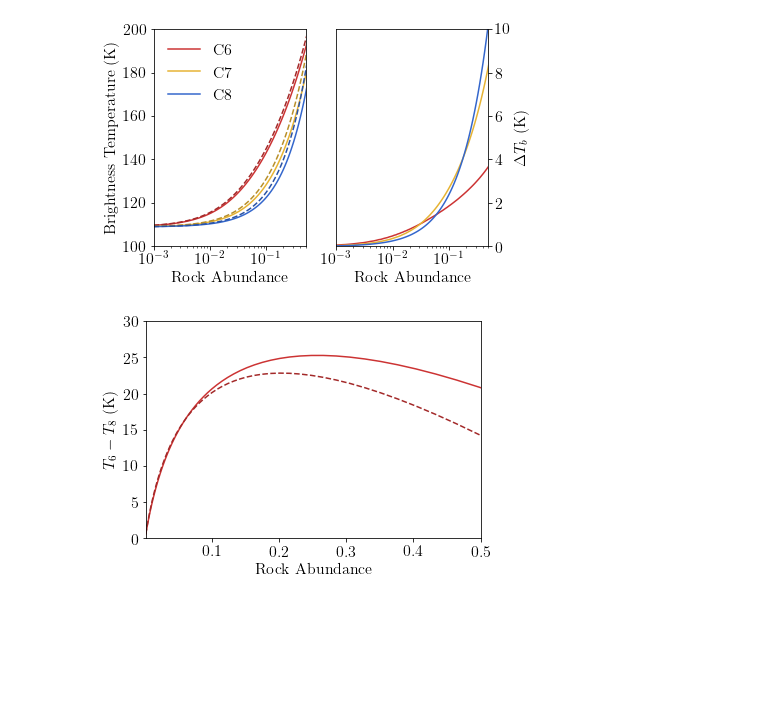
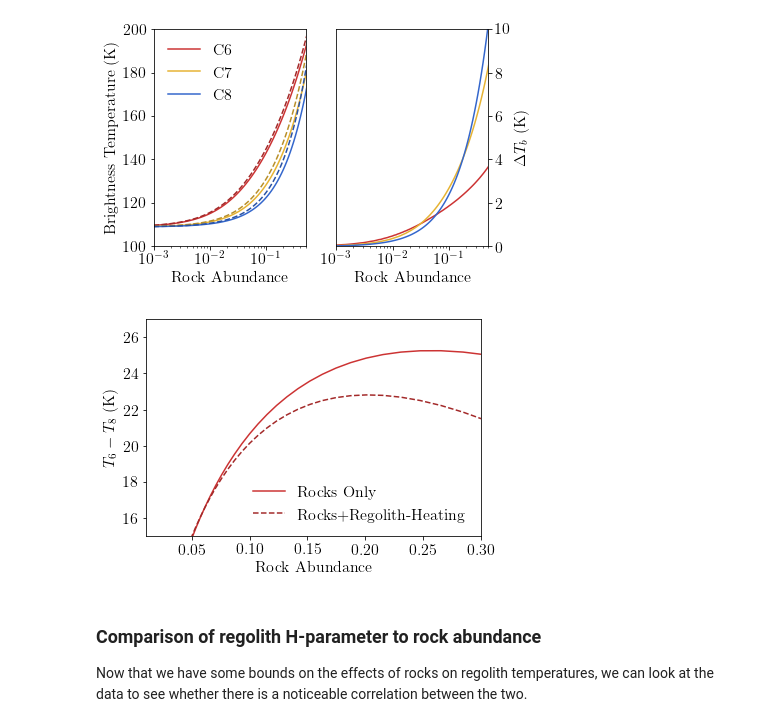
Before and after one commit to phayne/moon, a Jupyter notebook: Rock-Regolith-Temperatures.ipynb, the cells around one changed output. Drawn from its saved outputs; the diff is of its cells as text; code cells hidden in the pictures; blank space fills up the shorter version.

```diff
--- a/Rock-Regolith-Temperatures.ipynb
+++ b/Rock-Regolith-Temperatures.ipynb
@@ -497,12 +497,17 @@ plt.show()
 # %% [output]
 [figure]
 # %%
-difference_plot_std = plt.plot(CArr, tb6s-tb8s, color=c1, label='Standard')
-difference_plot_heating = plt.plot(CArr, tb6h-tb8h, color=c1*0.8, linestyle='--', label='Rock-Heating')
-plt.xlim([1e-3,0.5])
-plt.ylim([0,30])
+difference_plot_std = plt.plot(CArr, tb6s-tb8s, color=c1, label='Rocks Only')
+difference_plot_heating = plt.plot(CArr, tb6h-tb8h, color=c1*0.8, linestyle='--', label='Rocks+Regolith-Heating')
+plt.xlim([0.01,0.3])
+plt.ylim([15,27])
 plt.xlabel('Rock Abundance')
 plt.ylabel('$T_6 - T_8$ (K)')
+plt.legend(frameon=False, fontsize=16)
 plt.show()
 # %% [output]
-[figure, old version]
+[figure, new version]
+# %% [markdown]
+### Comparison of regolith H-parameter to rock abundance
+
+Now that we have some bounds on the effects of rocks on regolith temperatures, we can look at the data to see whether there is a noticeable correlation between the two.
```
Also changed, not shown: parts of 2 cells of this notebook.
